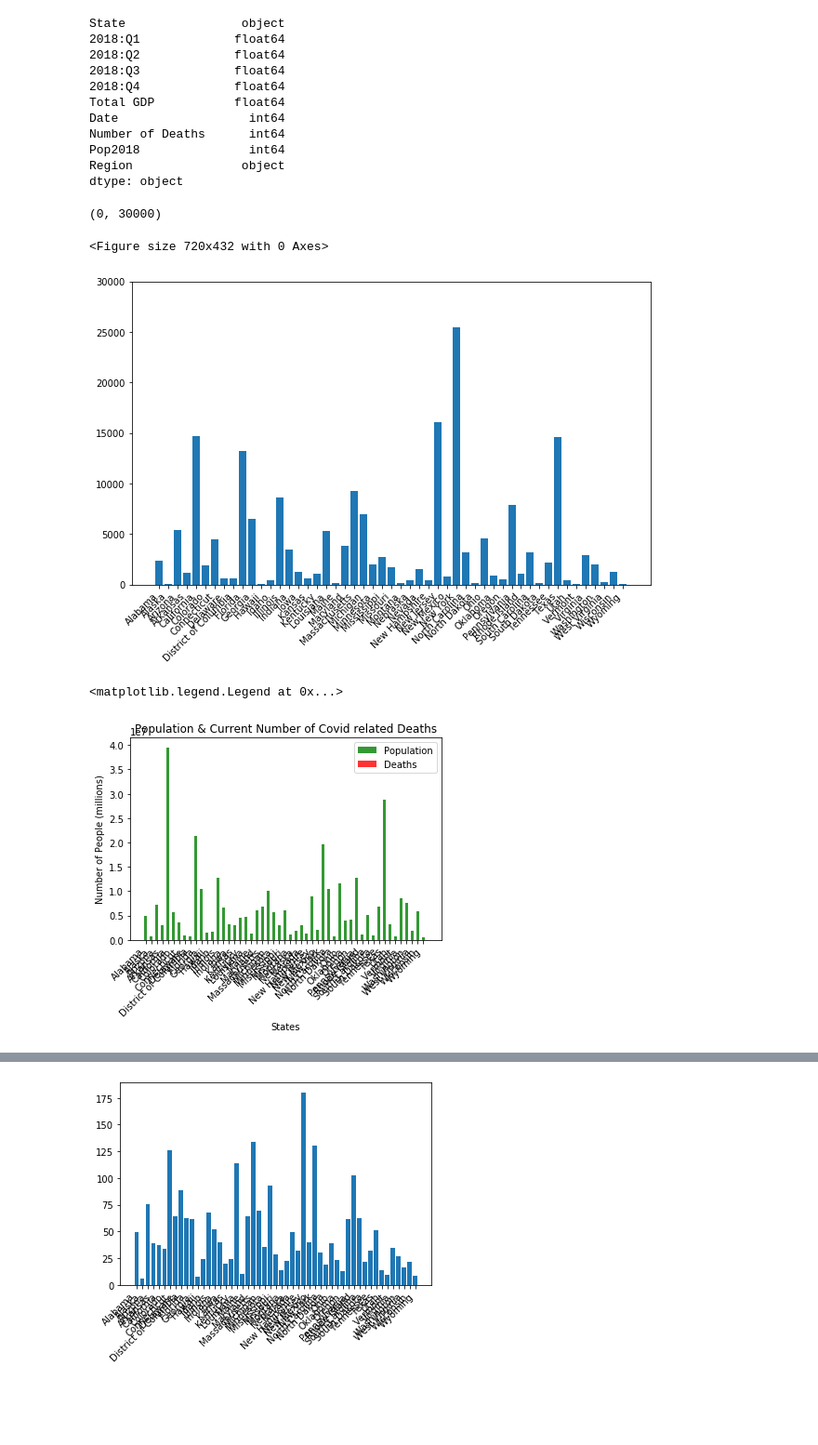
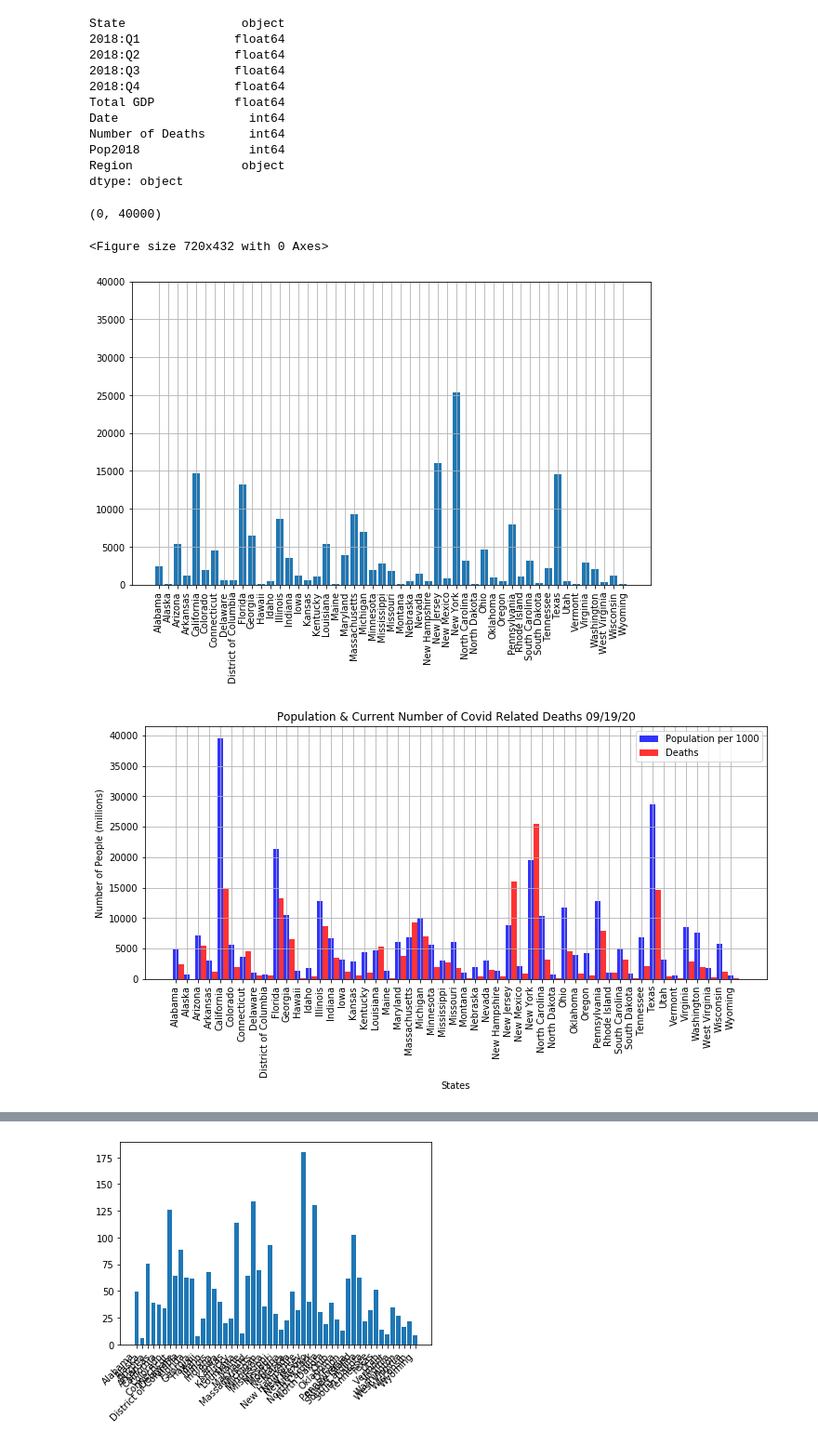
Before and after one commit to debrawu/ProjectOne, a Jupyter notebook: Project One - Visualizations .ipynb, the cells around one changed output, grey strips where cells are left out. Shown: that part at 93% size. Drawn from its saved outputs; the diff is of its cells as text; code cells hidden in the pictures; blank space fills up the shorter version.

```diff
--- a/Project One - Visualizations .ipynb
+++ b/Project One - Visualizations .ipynb
@@ -41,29 +41,28 @@ Region               object
 dtype: object
 # %%
 #create bar for number of deaths per state
-
-
 
 x_axis = np.arange(len(df['State']))
 
 plt.figure(figsize=(10,6))
 
 plt.figure(figsize=(10,6))
 plt.bar(x=df['State'], height=df['Number of Deaths'], alpha=1, align='center', width=.8)
-plt.xticks(x_axis, df['State'], rotation=45, ha='right')
+plt.xticks(x_axis, df['State'], rotation=90, ha='center')
+plt.grid(True)
 
-plt.ylim(0, 30000)
+plt.ylim(0, 40000)
 
 
 #not sure why it looks like a dwarf plotted this, but this is really not my problem, just wanted to test it out
 # %% [output]
-(0, 30000)
+(0, 40000)
 <Figure size 720x432 with 0 Axes>
-[figure, old version]
+[figure, new version]
 # %%
 #compare two data sets, GDP & deaths per state
 n_groups = (len(df['State']))
-pop_data = df['Pop2018']
+pop_data = df['Pop2018']/1000
 ded_data = df['Number of Deaths']
 
 # print(n_groups)
@@ -71,26 +70,28 @@ ded_data = df['Number of Deaths']
 # print(ded_data)
 
 #create plot
-fig, ax = plt.subplots()
+
+fig, ax = plt.subplots(figsize=(12,5))
 index = np.arange(n_groups)
 bar_width = .50
 opacity = .8
 
 pop_bar = plt.bar(index, pop_data, bar_width, alpha = opacity,
-                 color='green',
-                 label='Population')
+                 color='blue',
+                 label='Population per 1000')
 
 ded_bar = plt.bar(index + bar_width, ded_data, bar_width, alpha = opacity,
                  color='red',
                  label='Deaths')
 
 plt.xlabel('States')
-plt.title('Population & Current Number of Covid related Deaths')
+plt.title('Population & Current Number of Covid Related Deaths 09/19/20')
 plt.ylabel('Number of People (millions)')
-plt.xticks(index, df['State'], rotation=45, ha='right')
+plt.xticks(index, df['State'], rotation=90, ha='center')
+plt.grid(True)
 plt.legend()
 
-#the dwarf has struck again
+#save image
+plt.savefig('PopulationperState')
 # %% [output]
-<matplotlib.legend.Legend at 0x...>
-[figure, old version]
+[figure, new version]
```
Also changed, not shown: parts of 4 cells of this notebook, 10 other files.
